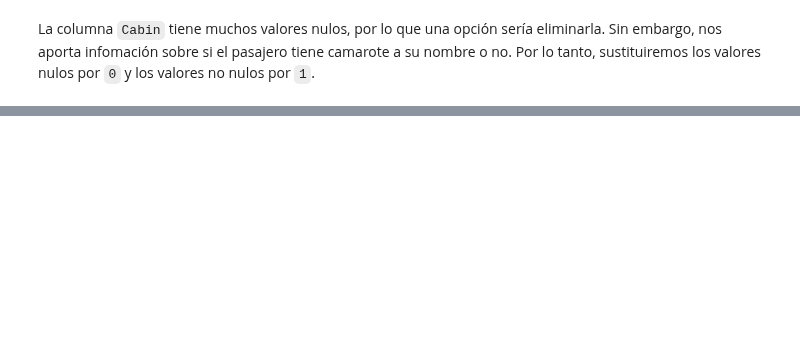
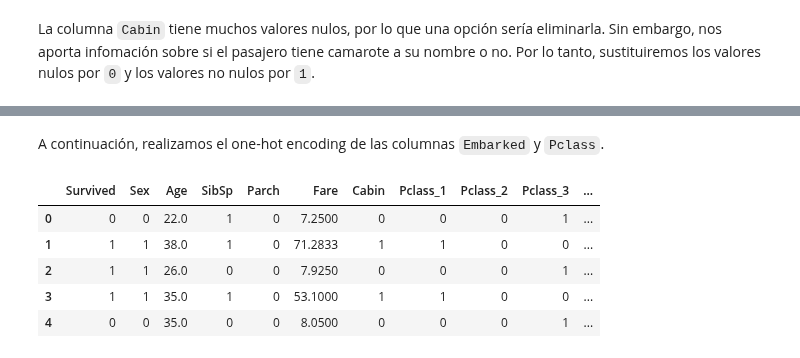
Before and after one commit to pimentel124/ia_2022, a Jupyter notebook: practica2/main.ipynb, the cells around one changed output, grey strips where cells are left out. Cells and saved outputs as stored; diff of their text form; code cells hidden in the pictures; blank space fills up the shorter version.

```diff
--- a/practica2/main.ipynb
+++ b/practica2/main.ipynb
@@ -100,0 +90,20 @@ Name: Embarked, dtype: int64
+# %% [markdown]
+A continuación, realizamos el one-hot encoding de las columnas ``Embarked`` y ``Pclass``.
+# %%
+df_onehot_Pclass = pd.get_dummies(df_train['Pclass'], prefix='Pclass')
+
+df_onehot_Embarked = pd.get_dummies(df_train['Embarked'], prefix='Embarked')
+
+df_onehot_Embarked.head()
+
+df_train = pd.concat([df_train, df_onehot_Pclass, df_onehot_Embarked], axis=1)
+
+df_train.drop(['Pclass', 'Embarked'], axis=1, inplace=True)
+df_train.head()
+# %% [output]
+|  | Survived | Sex | Age | SibSp | Parch | Fare | Cabin | Pclass_1 | Pclass_2 | Pclass_3 | ... |
+| 0 | 0 | 0 | 22.0 | 1 | 0 | 7.2500 | 0 | 0 | 0 | 1 | ... |
+| 1 | 1 | 1 | 38.0 | 1 | 0 | 71.2833 | 1 | 1 | 0 | 0 | ... |
+| 2 | 1 | 1 | 26.0 | 0 | 0 | 7.9250 | 0 | 0 | 0 | 1 | ... |
+| 3 | 1 | 1 | 35.0 | 1 | 0 | 53.1000 | 1 | 1 | 0 | 0 | ... |
+| 4 | 0 | 0 | 35.0 | 0 | 0 | 8.0500 | 0 | 0 | 0 | 1 | ... |
```
Also changed, not shown: parts of 12 cells of this notebook, 1 other file.
